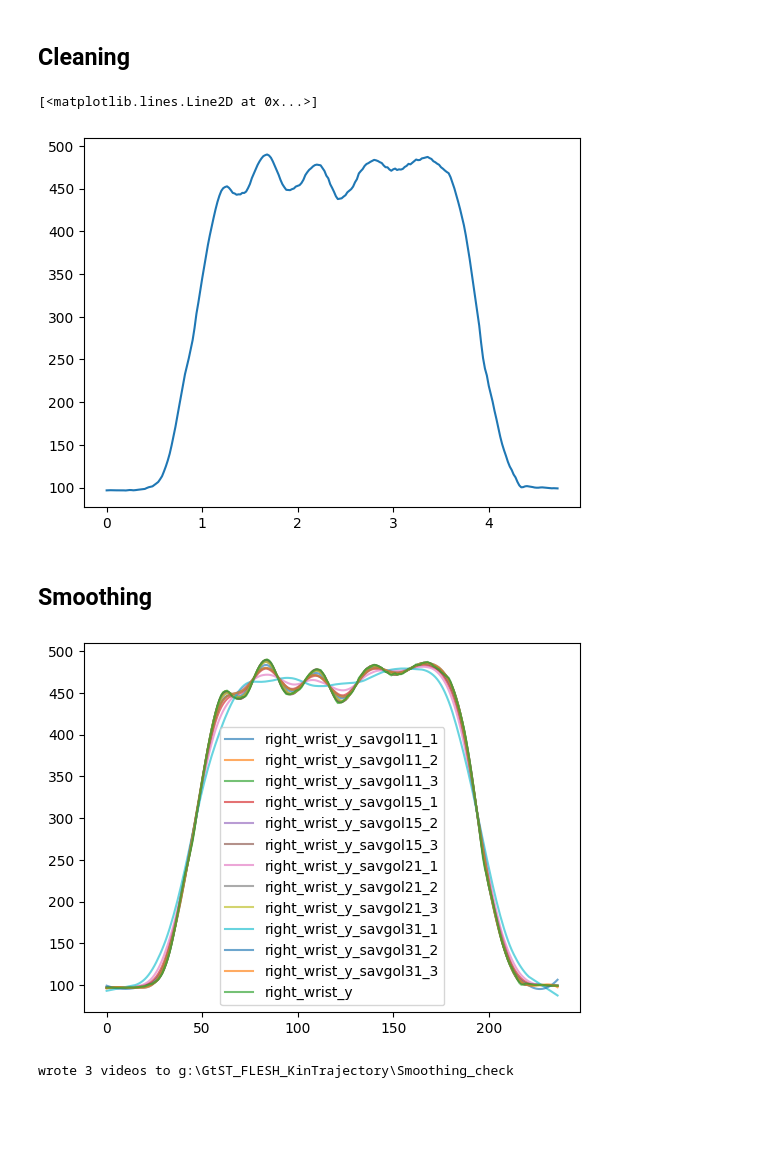
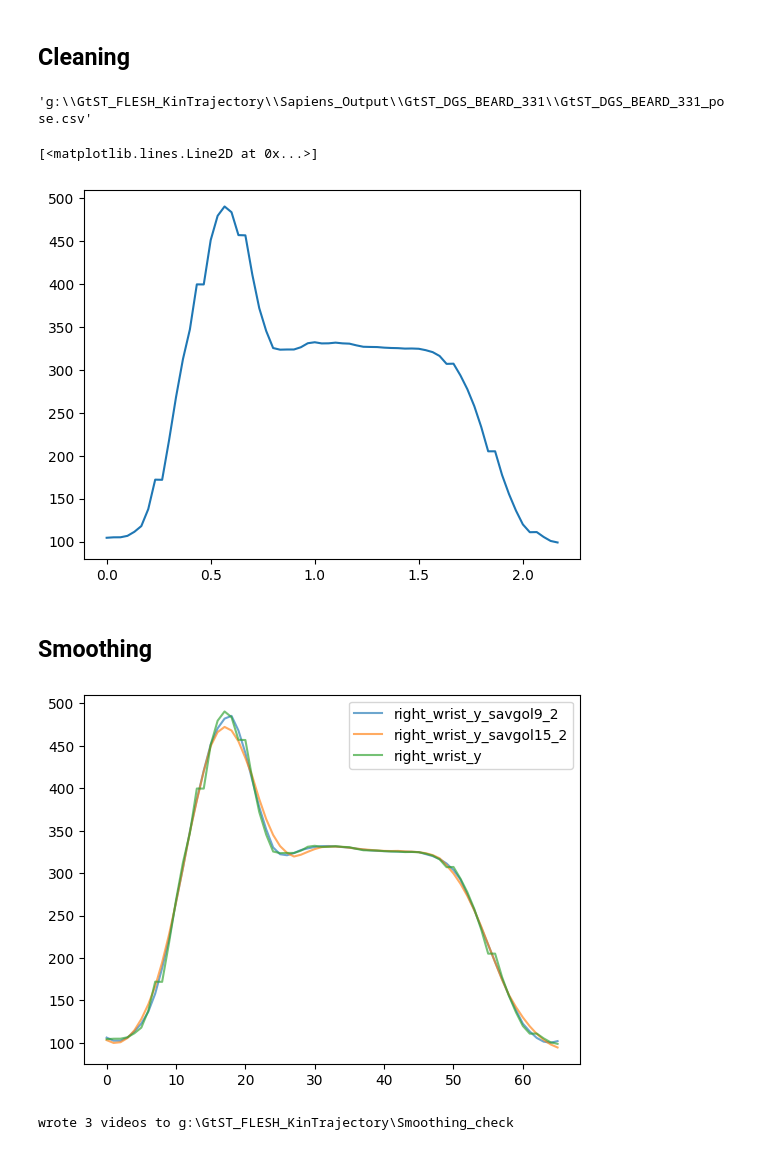
Before and after one commit to sarkadava/GestureToSign_KinematicTrajectory, a Jupyter notebook: 2_SapiensProcessing.ipynb, the cells around one changed output. Cells and saved outputs as stored; diff of their text form; code cells hidden in the pictures; blank space fills up the shorter version.

```diff
--- a/2_SapiensProcessing.ipynb
+++ b/2_SapiensProcessing.ipynb
@@ -310,9 +311,13 @@ conf_pcn_mean[conf_pcn_mean['mean'] < 0.7]
 # Further processing (sample)
 # %% [markdown]
 ## Cleaning
+# %%
+csvfiles[300]
+# %% [output]
+'g:\\GtST_FLESH_KinTrajectory\\Sapiens_Output\\GtST_DGS_BEARD_331\\GtST_DGS_BEARD_331_pose.csv'
 # %%
 csvfiles = glob.glob(os.path.join(curfolder, 'Sapiens_Output', '*', '*_pose.csv'))
-csvsample = csvfiles[0]
+csvsample = csvfiles[400]
 
 TOKEEP = ['nose', 'shoulder', 'elbow', 'hip', 'thumb', 'finger', 'wrist', 'neck']
 
@@ -380,7 +385,7 @@ sample_proc.head()
 plt.plot(sample_proc['time_s'], sample_proc['right_wrist_y'])
 # %% [output]
 [<matplotlib.lines.Line2D at 0x...>]
-[figure, old version]
+[figure, new version]
 # %% [markdown]
 ## Smoothing
 # %%
@@ -389,36 +394,36 @@ x = 'right_wrist_y'
 y = 'right_wrist_x'
 
 
 # list possible window
-window = [11, 15, 21, 31]
+window = [9, 15]
 # list possible orders
-order = [1, 2, 3]
+order = [2]
 
 # col of interest
 samplecol = [y, x]
 
 df_smooth = pd.DataFrame()
 
 for col in samplecol:
     for win in window:
         for ord in order:
             df_smooth[col + '_savgol' + str(win) + '_' + str(ord)] = scipy.signal.savgol_filter(sample_proc[col], win, ord)
 
 
 # make a copy of col
 col_x = sample_proc[x].tolist()
 col_y = sample_proc[y].tolist()
 
 df_smooth[x] = col_x
 df_smooth[y] = col_y
 
 colstoplot = [col for col in df_smooth.columns if x in col]
 for col in colstoplot:
     plt.plot(df_smooth[col], label=col, alpha=0.65)
 plt.legend()
 plt.show()
 # %% [output]
-[figure, old version]
+[figure, new version]
 # %%
 sys.path.append(os.path.join(curfolder, 'Sapiens'))
 from keypoints308 import dataset_info
```
Also changed, not shown: parts of 14 cells of this notebook, 21 other files.
